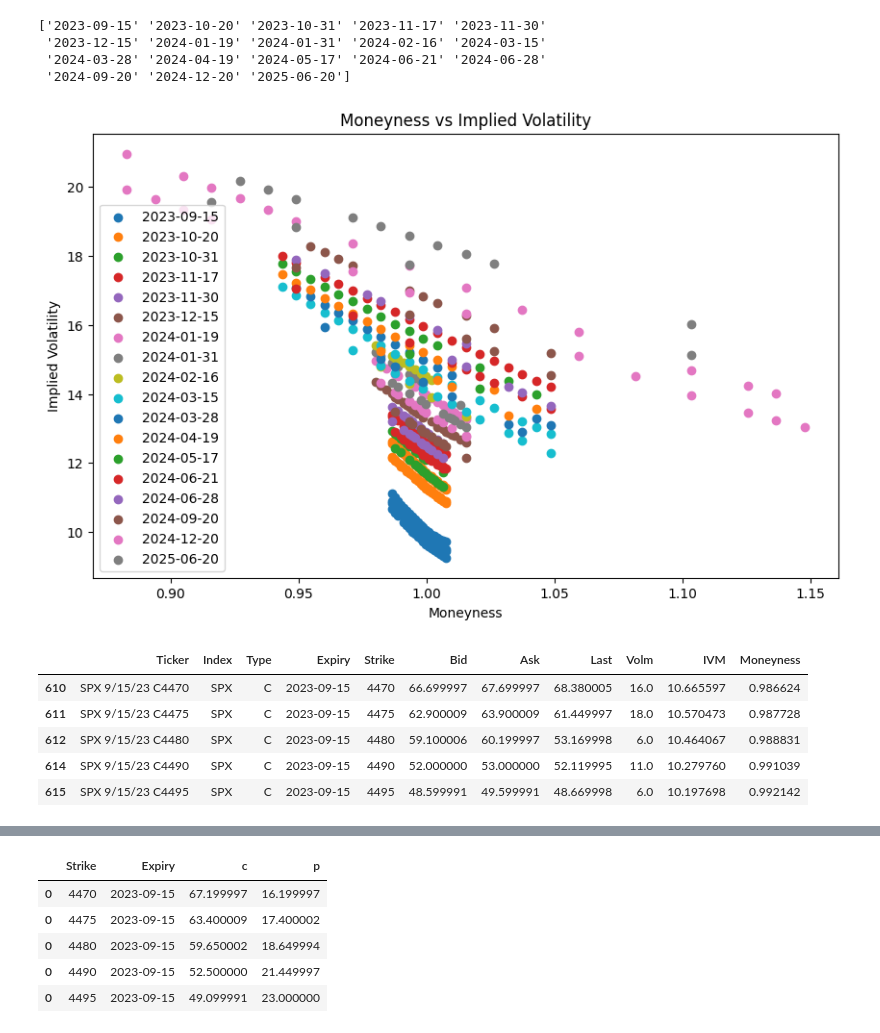
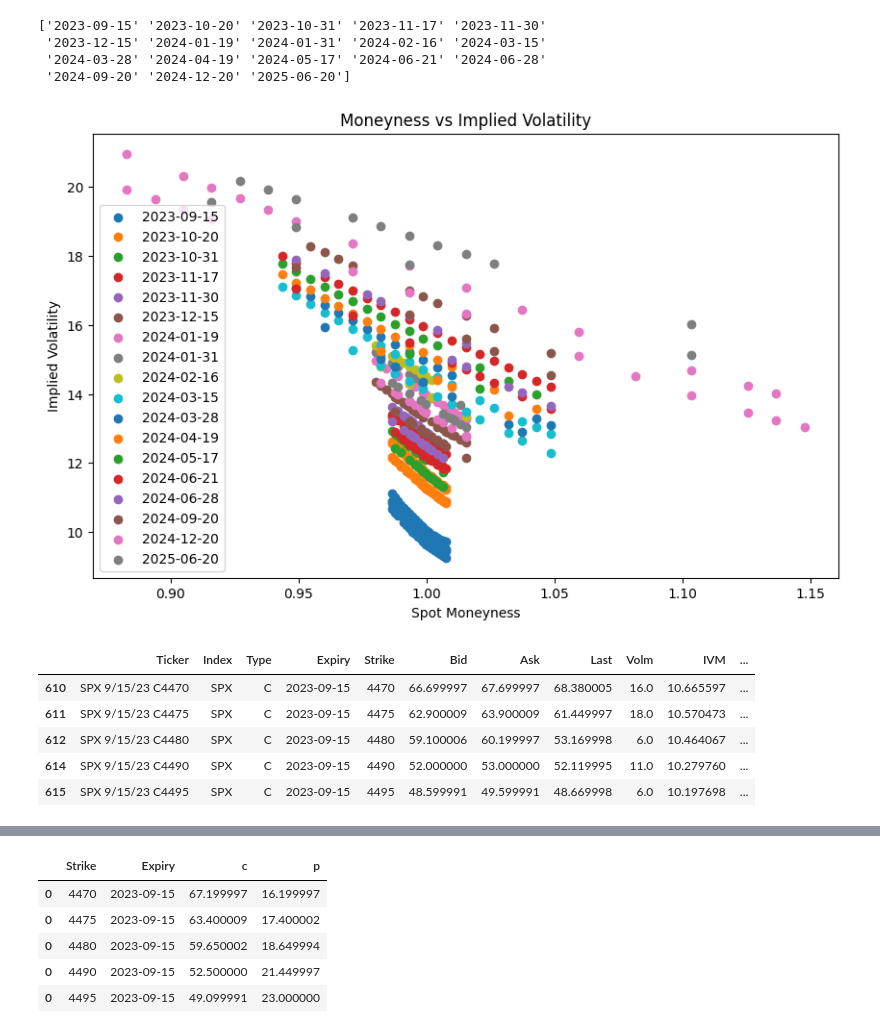
Before and after one commit to Gavin-OP/volatility_arbitrage, a Jupyter notebook: volatility_arbitrage_strategy.ipynb, the cells around one changed output, grey strips where cells are left out. Cells and saved outputs as stored; diff of their text form; code cells hidden in the pictures.

```diff
--- a/volatility_arbitrage_strategy.ipynb
+++ b/volatility_arbitrage_strategy.ipynb
@@ -97,41 +96,41 @@ def get_spx_hist(start, end):
     spx = yf.Ticker('^GSPC')
     spx_hist = spx.history(start=start, end=end)
     spx_hist = spx_hist.reset_index()
     spx_hist = spx_hist[['Date', 'Open']]
     spx_hist['Date'] = pd.to_datetime(spx_hist['Date'], format='%Y-%m-%d')
     spx_hist['Date'] = spx_hist['Date'].dt.date
     spx_hist['Date'] = spx_hist['Date'].astype(str)
     spx_hist = spx_hist.rename(columns={'Close':'SPX'})
     spx_hist = spx_hist.set_index('Date')
     spx_hist.to_csv(f'./Public/data/index_price/spx_hist_{start}_{end}.csv')
     return spx_hist
 
 # spx_data = get_spx_hist('2021-09-01', '2023-11-07')
 spx_data = pd.read_csv('./Public/data/index_price/spx_hist_2021-09-01_2023-11-07.csv', index_col='Date')
 
 # calcualte moneyness
 spx_0901 = spx_data.loc['2023-09-01', 'Open']
-option_data['Moneyness'] =  option_data['Strike']  / spx_0901
+option_data['Spot Moneyness'] =  option_data['Strike']  / spx_0901
 
 # plot moneyness vs IVM for each expiry
 plt.figure(figsize=(10, 6))
 for expiry in expiry_list:
     option_data_expiry = option_data[option_data['Expiry'] == expiry]
-    plt.scatter(option_data_expiry['Moneyness'], option_data_expiry['IVM'], label=expiry)
-plt.xlabel('Moneyness')
+    plt.scatter(option_data_expiry['Spot Moneyness'], option_data_expiry['IVM'], label=expiry)
+plt.xlabel('Spot Moneyness')
 plt.ylabel('Implied Volatility')
 plt.title('Moneyness vs Implied Volatility')
 plt.legend()
 plt.show()
 
 test_option_data_0915 = option_data[option_data['Expiry'] == '2023-09-15']
 display(test_option_data_0915.head())
 # %% [output]
-[figure, old version]
+[figure, new version]
-|  | Ticker | Index | Type | Expiry | Strike | Bid | Ask | Last | Volm | IVM | Moneyness |
-| 610 | SPX 9/15/23 C4470 | SPX | C | 2023-09-15 | 4470 | 66.699997 | 67.699997 | 68.380005 | 16.0 | 10.665597 | 0.986624 |
-| 611 | SPX 9/15/23 C4475 | SPX | C | 2023-09-15 | 4475 | 62.900009 | 63.900009 | 61.449997 | 18.0 | 10.570473 | 0.987728 |
-| 612 | SPX 9/15/23 C4480 | SPX | C | 2023-09-15 | 4480 | 59.100006 | 60.199997 | 53.169998 | 6.0 | 10.464067 | 0.988831 |
-| 614 | SPX 9/15/23 C4490 | SPX | C | 2023-09-15 | 4490 | 52.000000 | 53.000000 | 52.119995 | 11.0 | 10.279760 | 0.991039 |
-| 615 | SPX 9/15/23 C4495 | SPX | C | 2023-09-15 | 4495 | 48.599991 | 49.599991 | 48.669998 | 6.0 | 10.197698 | 0.992142 |
+|  | Ticker | Index | Type | Expiry | Strike | Bid | Ask | Last | Volm | IVM | ... |
+| 610 | SPX 9/15/23 C4470 | SPX | C | 2023-09-15 | 4470 | 66.699997 | 67.699997 | 68.380005 | 16.0 | 10.665597 | ... |
+| 611 | SPX 9/15/23 C4475 | SPX | C | 2023-09-15 | 4475 | 62.900009 | 63.900009 | 61.449997 | 18.0 | 10.570473 | ... |
+| 612 | SPX 9/15/23 C4480 | SPX | C | 2023-09-15 | 4480 | 59.100006 | 60.199997 | 53.169998 | 6.0 | 10.464067 | ... |
+| 614 | SPX 9/15/23 C4490 | SPX | C | 2023-09-15 | 4490 | 52.000000 | 53.000000 | 52.119995 | 11.0 | 10.279760 | ... |
+| 615 | SPX 9/15/23 C4495 | SPX | C | 2023-09-15 | 4495 | 48.599991 | 49.599991 | 48.669998 | 6.0 | 10.197698 | ... |
 # %% [markdown]
```
Also changed, not shown: parts of 17 cells of this notebook.
